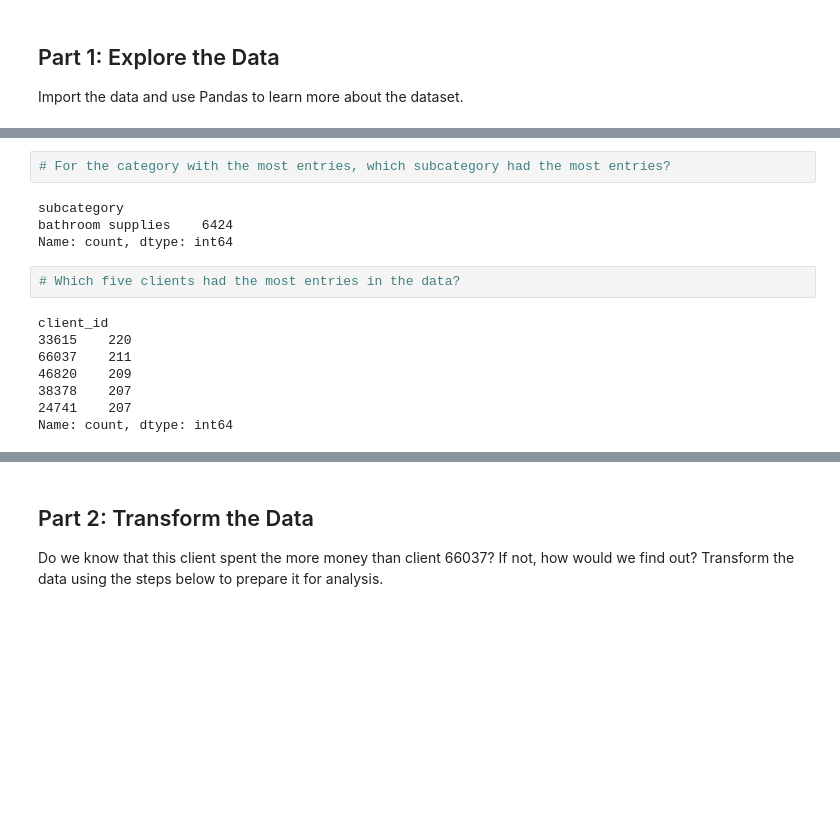
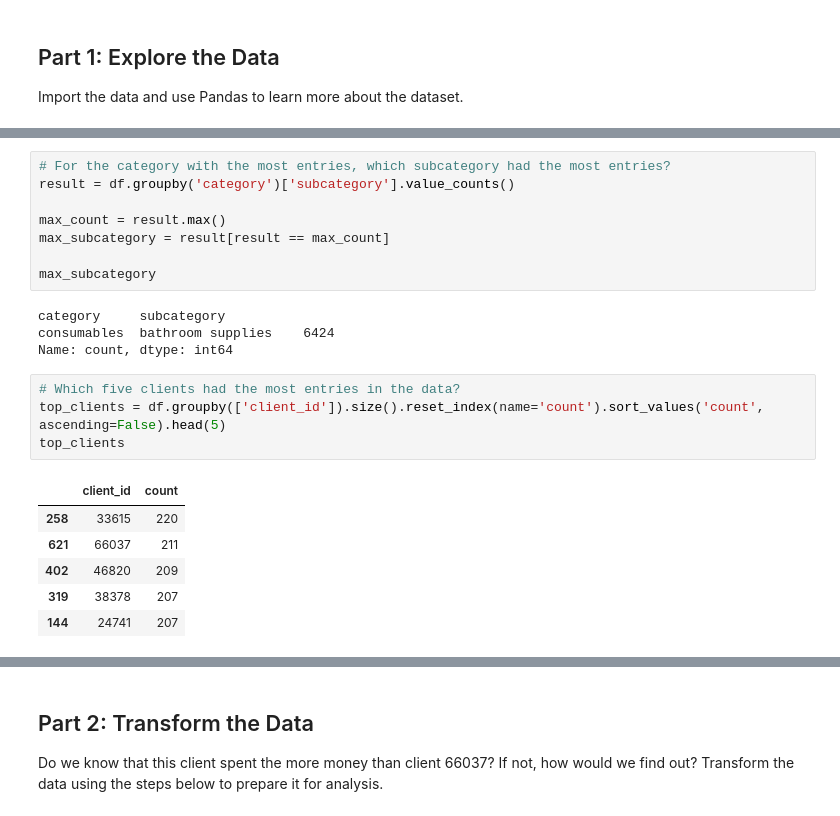
Before and after one commit to Lambourne2/pandas-challenge-1, a Jupyter notebook: wholesale_data_analysis_starter_code.ipynb, the cells around one changed output, grey strips where cells are left out. Saved outputs shown, nothing was run; the diff lists cells and outputs as text; blank space fills up the shorter version.

```diff
--- a/wholesale_data_analysis_starter_code.ipynb
+++ b/wholesale_data_analysis_starter_code.ipynb
@@ -62,19 +71,26 @@ software        8400
 Name: count, dtype: int64
 # %%
 # For the category with the most entries, which subcategory had the most entries?
+result = df.groupby('category')['subcategory'].value_counts()
+
+max_count = result.max()
+max_subcategory = result[result == max_count]
+
+max_subcategory
 # %% [output]
-subcategory
-bathroom supplies    6424
+category     subcategory
+consumables  bathroom supplies    6424
 Name: count, dtype: int64
 # %%
 # Which five clients had the most entries in the data?
+top_clients = df.groupby(['client_id']).size().reset_index(name='count').sort_values('count', ascending=False).head(5)
+top_clients
 # %% [output]
-client_id
-33615    220
-66037    211
-46820    209
-38378    207
-24741    207
-Name: count, dtype: int64
+|  | client_id | count |
+| 258 | 33615 | 220 |
+| 621 | 66037 | 211 |
+| 402 | 46820 | 209 |
+| 319 | 38378 | 207 |
+| 144 | 24741 | 207 |
 # %%
 # Store the client ids of those top 5 clients in a list.
```
Also changed, not shown: parts of 16 cells of this notebook.
